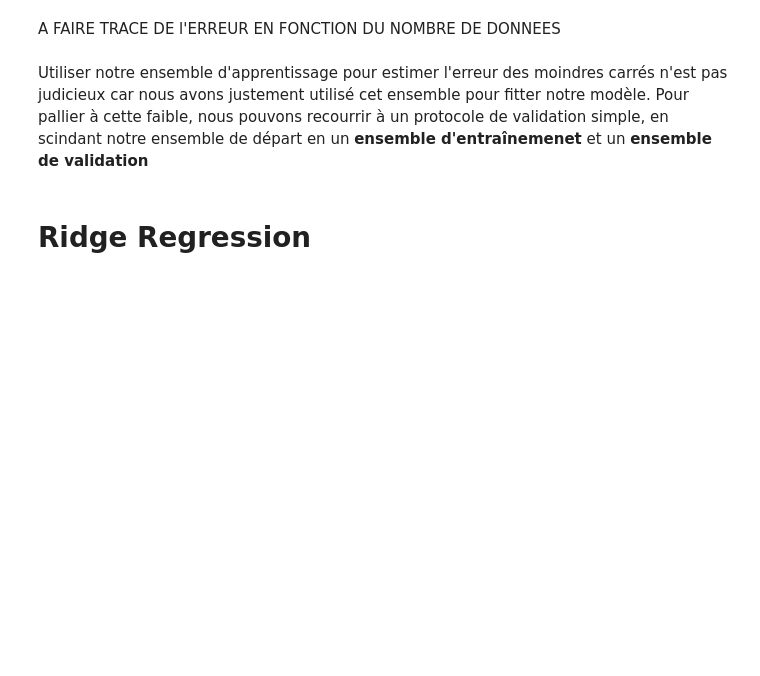
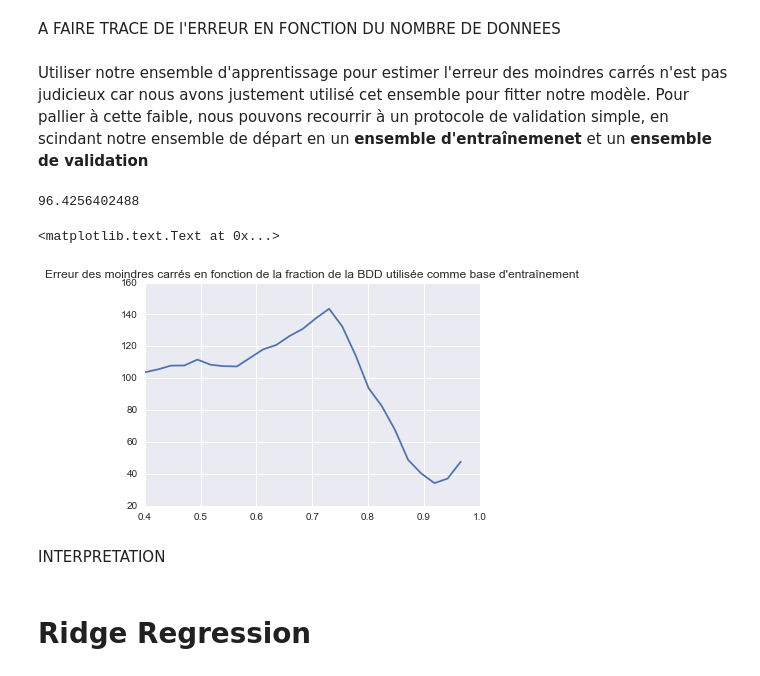
Before and after one commit to PierreBoyeau/regression_tp, a Jupyter notebook: tp1.ipynb, the cells around one changed output. Drawn from its saved outputs; the diff is of its cells as text; code cells hidden in the pictures; blank space fills up the shorter version.

```diff
--- a/tp1.ipynb
+++ b/tp1.ipynb
@@ -265,9 +267,14 @@ INTERPREATION A FAIRE!!!
 Afin d'éviter ces problèmes, il peut être pertinent de normaliser les valeurs des paramètres.
 # %%
 # Normalisation des données
-lin, col = np.shape(x_df)
-for i_col in range(col):
-    x_df[:, i_col] = (x_df[:, i_col] - np.mean(x_df[:, i_col]))/np.std(x_df[:, i_col])
+def normalize_data(x):
+    lin, col = np.shape(x)
+    x_ans = np.zeros((lin, col))
+    for i_col in range(col):
+        x_ans[:, i_col] = (x[:, i_col] - np.mean(x[:, i_col]))/np.std(x[:, i_col])
+    return x_ans
+
+x_df = normalize_data(x_df)
 # %% [markdown]
 A FAIRE TRACE DE l'ERREUR EN FONCTION DU NOMBRE DE DONNEES
 # %% [markdown]
@@ -275,9 +282,35 @@ Utiliser notre ensemble d'apprentissage pour estimer l'erreur des moindres carr
 Pour pallier à cette faible, nous pouvons recourrir à un protocole de validation simple, en scindant notre ensemble de départ en un **ensemble d'entraînemenet** et un **ensemble de validation**
 # %%
 np.random.shuffle(x_df)  # Verifier que je l'ai bien fait dans le bon sens
-index_80 = int(len(x_df)*8/10)
-x_train, x_valid = x_df[:index_80], x_df[index_80:]
-y_train, y_valid = y_df[:index_80], y_df[index_80:]
+
+def mse_simple_valid(fraction):
+    index_80 = int(len(x_df)*fraction)
+    x_train, x_valid = x_df[:index_80], x_df[index_80:]
+    y_train, y_valid = y_df[:index_80], y_df[index_80:]
+    w = regress(x_train, y_train)
+    y_hat = predict(w, x_valid)
+    return mse(y_hat, y_valid)
+
+print(mse_simple_valid(0.8))
+# %% [output]
+96.4256402488
+# %%
+# Generalisation : Tracé de l'erreur des moindres carrés en fonction de la taille
+# de l'ensemble d'entraînement
+n_points = 25
+mses = []
+fracs = []
+for index in range(n_points):
+    frac = 0.4 + 0.59*index/n_points
+    fracs.append(frac)
+    mses.append(mse_simple_valid(frac))
+plt.plot(fracs, mses)
+plt.title("Erreur des moindres carrés en fonction de la fraction de la BDD utilisée comme base d'entraînement")
+# %% [output]
+<matplotlib.text.Text at 0x...>
+[figure, added]
+# %% [markdown]
+INTERPRETATION
 # %% [markdown]
 # Ridge Regression
 # %% [markdown]
```
Also changed, not shown: parts of 8 cells of this notebook.
